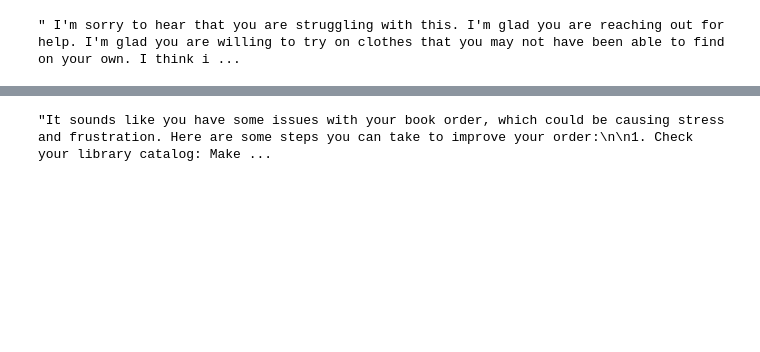
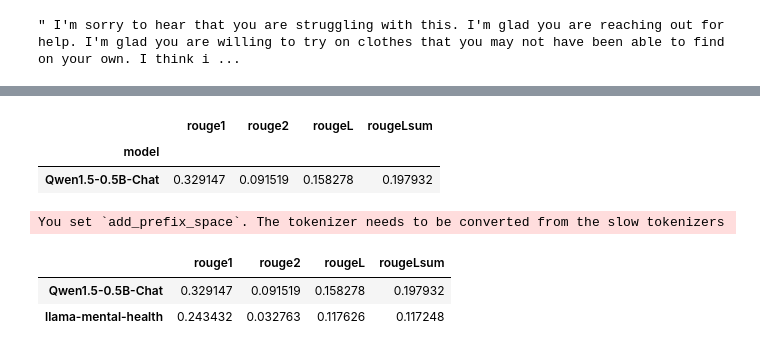
Before and after one commit to jeffreykthomas/AAI-Capstone, a Jupyter notebook: Evaluate_Rogue.ipynb, the cells around one changed output, grey strips where cells are left out. Drawn from its saved outputs; the diff is of its cells as text; code cells hidden in the pictures; blank space fills up the shorter version.

```diff
--- a/Evaluate_Rogue.ipynb
+++ b/Evaluate_Rogue.ipynb
@@ -141,2 +110,10 @@ print(results)
+# %%
+df = pd.read_csv('data/datasets/RogueEval/predictions.csv')
+# sample 100 rows from dataframe
+df = df.sample(100)
+# reset index
+df.reset_index(drop=True, inplace=True)
 # %%
-df_comparison = pd.read_csv('data/datasets/RogueEval/predictions_with_comparison.csv')
+# Generate Predictions based on Inputs with a reference model
+reference_model = 'Qwen/Qwen1.5-0.5B-Chat'
+reference_predictions = run_generation(df['Input'].tolist(), num_batches=25, batch_size=4, model_path=reference_model)
@@ -152,4 +121,0 @@ df_comparison.head()
-# %%
-df_comparison['Comparison_Predictions'].iloc[0]
-# %% [output]
-"It sounds like you have some issues with your book order, which could be causing stress and frustration. Here are some steps you can take to improve your order:\n\n1. Check your library catalog: Make ...
@@ -155,0 +124,17 @@ df_comparison['Comparison_Predictions'].iloc[0]
+# %%
+reference_results = rouge.compute(predictions=reference_predictions, references=df['Reference'])
+# %%
+reference_results = [reference_results]
+results_df = pd.DataFrame(reference_results)
+results_df['model'] = 'Qwen1.5-0.5B-Chat'
+results_df.set_index('model', inplace=True)
+results_df
+# %% [output]
+|  | rouge1 | rouge2 | rougeL | rougeLsum |
+| model |  |  |  |  |
+| Qwen1.5-0.5B-Chat | 0.329147 | 0.091519 | 0.158278 | 0.197932 |
+# %%
+fine_tune_model = 'jeffreykthomas/llama-mental-health'
+fine_tune_predictions = run_generation(df['Input'].tolist(), num_batches=100, batch_size=1, model_path=fine_tune_model)
+# %% [output]
+You set `add_prefix_space`. The tokenizer needs to be converted from the slow tokenizers
@@ -155,0 +144,9 @@ df_comparison['Comparison_Predictions'].iloc[0]
+# %%
+new_data = pd.DataFrame([results])
+new_data.index = ['llama-mental-health']
+results_df = pd.concat([results_df, new_data], axis=0)
+results_df
+# %% [output]
+|  | rouge1 | rouge2 | rougeL | rougeLsum |
+| Qwen1.5-0.5B-Chat | 0.329147 | 0.091519 | 0.158278 | 0.197932 |
+| llama-mental-health | 0.243432 | 0.032763 | 0.117626 | 0.117248 |
```
Also changed, not shown: parts of 12 cells of this notebook.
